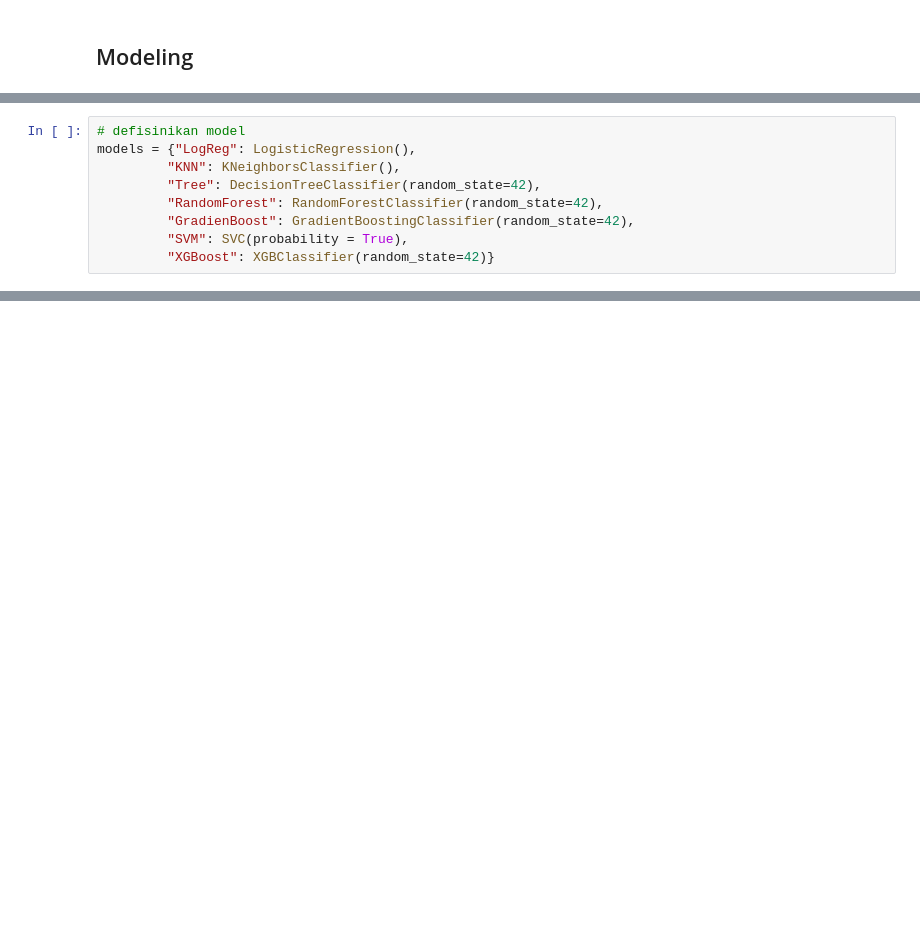
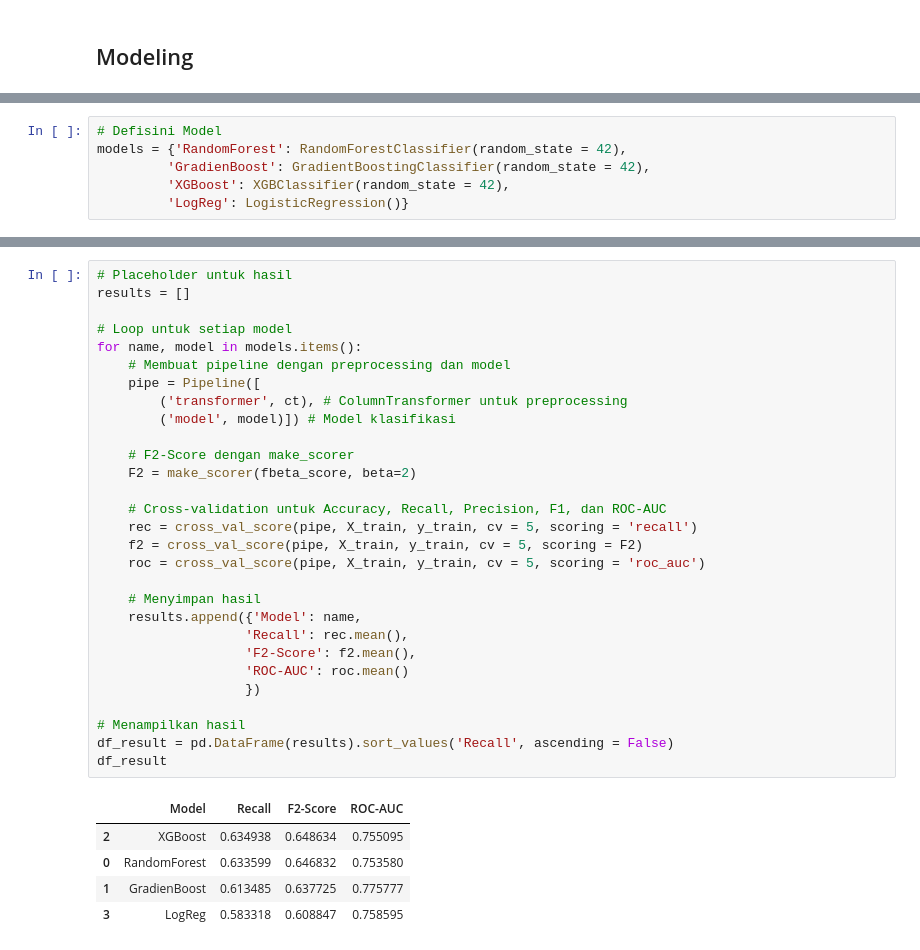
Before and after one commit to Quinntes/bank_marketing_campaign, a Jupyter notebook: data_bank_marketing_campaign.ipynb, the cells around one changed output, grey strips where cells are left out. Saved outputs shown, nothing was run; the diff lists cells and outputs as text; blank space fills up the shorter version.

```diff
--- a/data_bank_marketing_campaign.ipynb
+++ b/data_bank_marketing_campaign.ipynb
@@ -302,9 +357,6 @@ from sklearn.metrics import roc_auc_score, classification_report, recall_score
 # %%
-# defisinikan model
-models = {"LogReg": LogisticRegression(),
-         "KNN": KNeighborsClassifier(),
-         "Tree": DecisionTreeClassifier(random_state=42),
-         "RandomForest": RandomForestClassifier(random_state=42),
-         "GradienBoost": GradientBoostingClassifier(random_state=42),
-         "SVM": SVC(probability = True),
-         "XGBoost": XGBClassifier(random_state=42)}
+# Defisini Model
+models = {'RandomForest': RandomForestClassifier(random_state = 42),
+         'GradienBoost': GradientBoostingClassifier(random_state = 42),
+         'XGBoost': XGBClassifier(random_state = 42),
+         'LogReg': LogisticRegression()}
@@ -310,0 +377,35 @@ models = {"LogReg": LogisticRegression(),
+# %%
+# Placeholder untuk hasil
+results = []
+
+# Loop untuk setiap model
+for name, model in models.items():
+    # Membuat pipeline dengan preprocessing dan model
+    pipe = Pipeline([
+        ('transformer', ct), # ColumnTransformer untuk preprocessing
+        ('model', model)]) # Model klasifikasi
+
+    # F2-Score dengan make_scorer
+    F2 = make_scorer(fbeta_score, beta=2)
+
+    # Cross-validation untuk Accuracy, Recall, Precision, F1, dan ROC-AUC
+    rec = cross_val_score(pipe, X_train, y_train, cv = 5, scoring = 'recall')
+    f2 = cross_val_score(pipe, X_train, y_train, cv = 5, scoring = F2)
+    roc = cross_val_score(pipe, X_train, y_train, cv = 5, scoring = 'roc_auc')
+
+    # Menyimpan hasil
+    results.append({'Model': name,
+                   'Recall': rec.mean(),
+                   'F2-Score': f2.mean(),
+                   'ROC-AUC': roc.mean()
+                   })
+
+# Menampilkan hasil
+df_result = pd.DataFrame(results).sort_values('Recall', ascending = False)
+df_result
+# %% [output]
+|  | Model | Recall | F2-Score | ROC-AUC |
+| 2 | XGBoost | 0.634938 | 0.648634 | 0.755095 |
+| 0 | RandomForest | 0.633599 | 0.646832 | 0.753580 |
+| 1 | GradienBoost | 0.613485 | 0.637725 | 0.775777 |
+| 3 | LogReg | 0.583318 | 0.608847 | 0.758595 |
```
Also changed, not shown: parts of 45 cells of this notebook.
